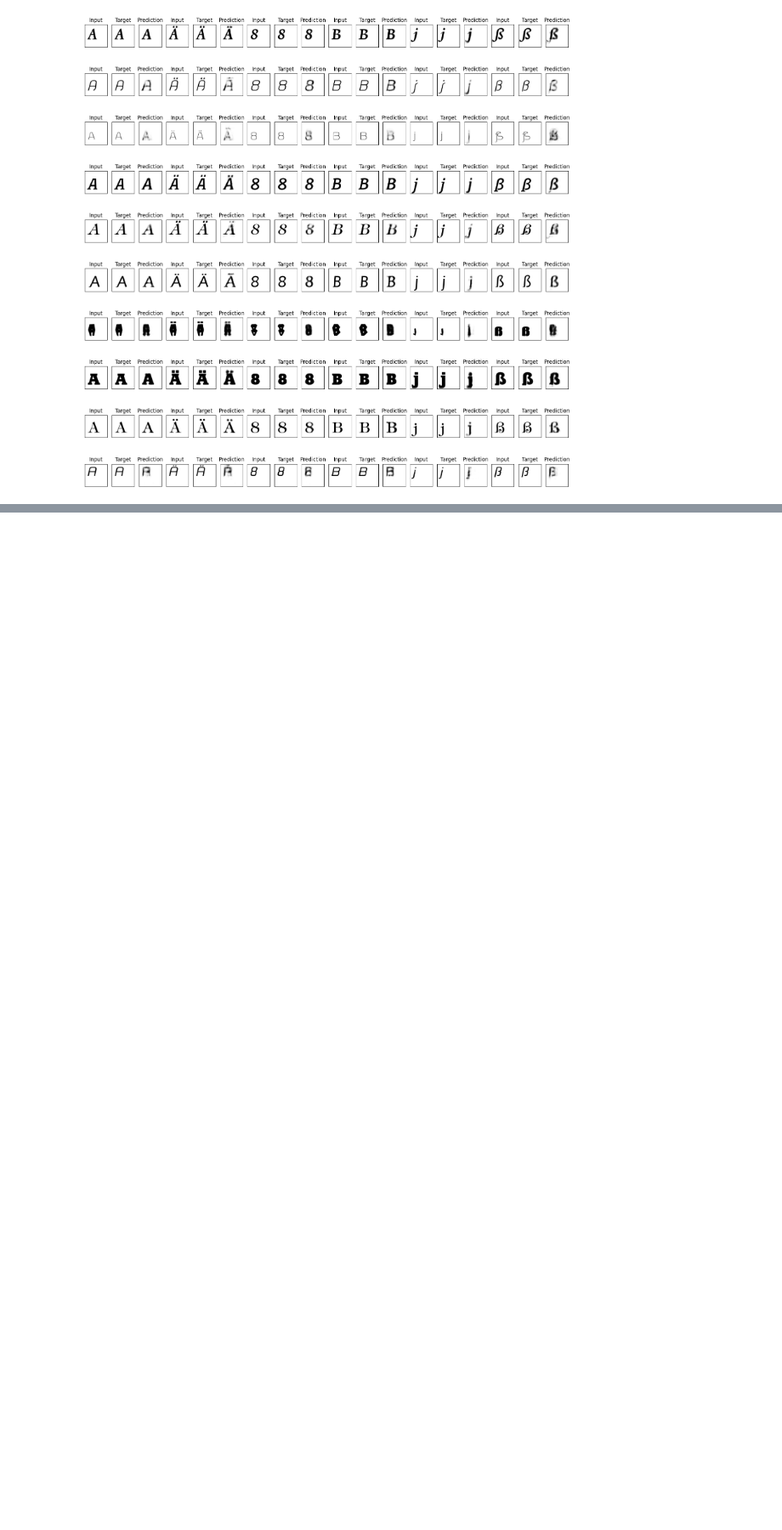
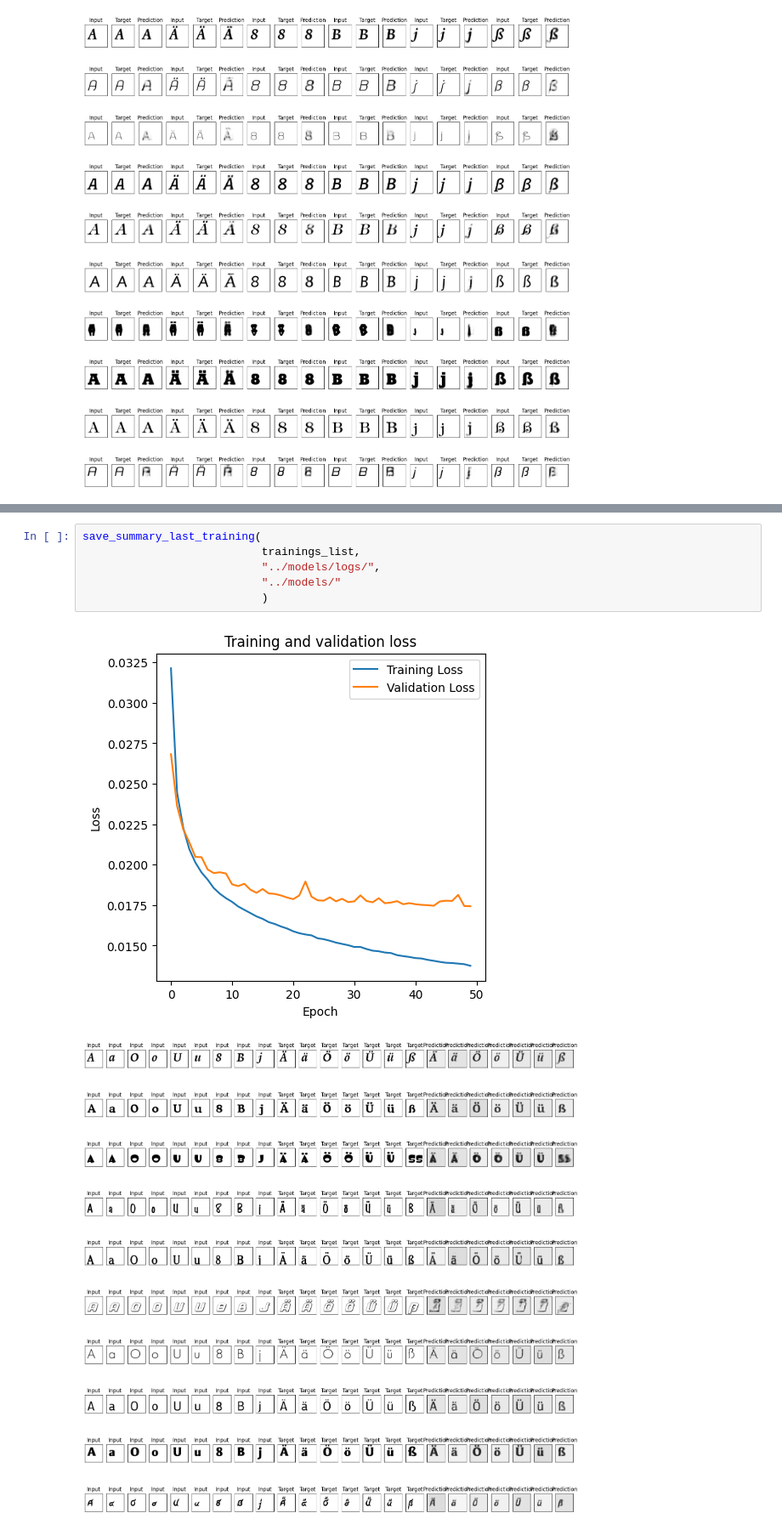
Before and after one commit to Johannes-Schall/AI_Font_Generator, a Jupyter notebook: notebooks/first_model_just_with_AÄ.ipynb, the cells around one changed output, grey strips where cells are left out. Shown at 85% size. Cells and saved outputs as stored; diff of their text form; blank space fills up the shorter version.

```diff
--- a/notebooks/first_model_just_with_AÄ.ipynb
+++ b/notebooks/first_model_just_with_AÄ.ipynb
@@ -310,0 +692,9 @@ batch_size: 64
+# %%
+save_summary_last_training(
+                           trainings_list,
+                           "../models/logs/",
+                           "../models/"
+                           )
+# %% [output]
+[figure, added]
+[figure, added]
```
Also changed, not shown: parts of 26 cells of this notebook, 22 other files.
